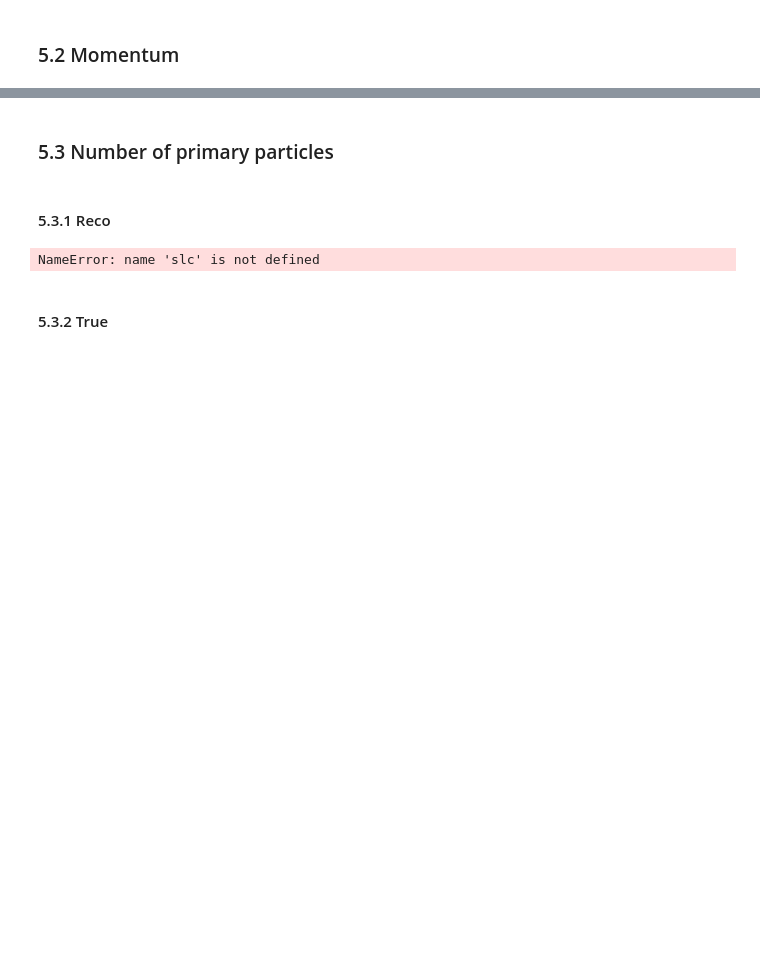
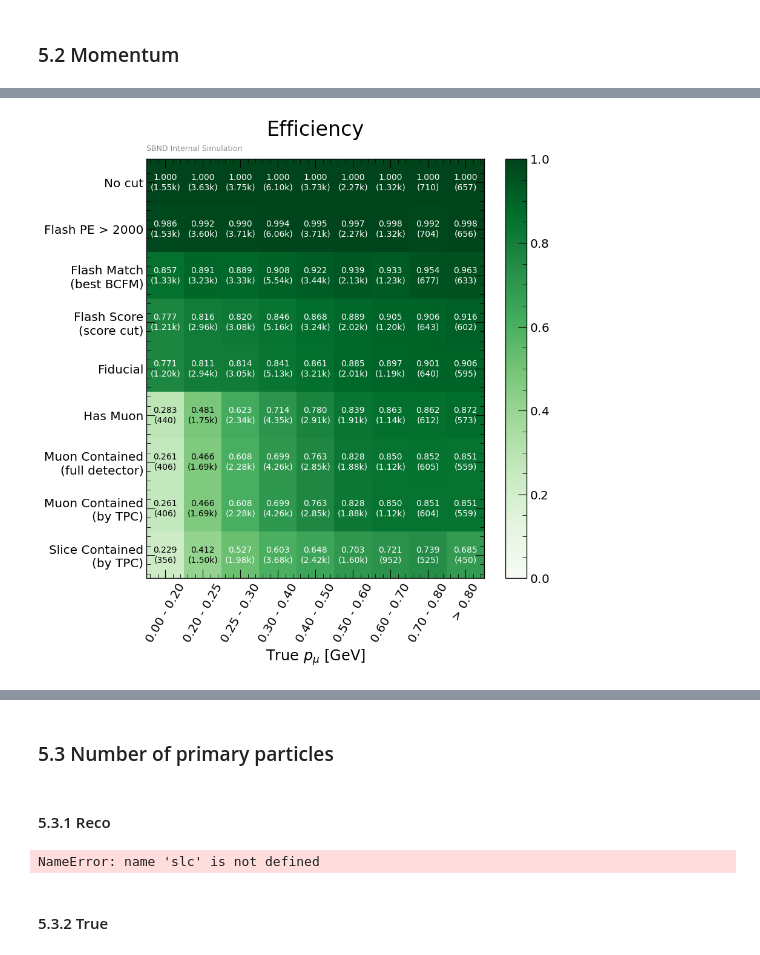
Before and after one commit to bear-is-asleep/cafpyana, a Jupyter notebook: analysis_village/numuincl/notebooks/interaction_plots.ipynb, the cells around one changed output, grey strips where cells are left out. Cells and saved outputs as stored; diff of their text form; code cells hidden in the pictures; blank space fills up the shorter version.

```diff
--- a/analysis_village/numuincl/notebooks/interaction_plots.ipynb
+++ b/analysis_village/numuincl/notebooks/interaction_plots.ipynb
@@ -3101,0 +3371,7 @@ plotters.save_plot('pur_true_mom_binned',fig=fig,folder_name=f'{PLOT_DIR}/pandor
+# %%
+fig,ax = plot_matrix_binned(mom_slc_effs[1:],mom_slc_true_events[1:],mom_slc_binning[1:],mom_bin_labels[1:],cut_labels,
+  remove_dummy_col=False,
+  #roll=True,
+  label=INTERNAL_LABEL,xlabel=r'True $p_\mu$ [GeV]',title='Efficiency',cmap='Greens')
+# %% [output]
+[figure, added]
```
Also changed, not shown: parts of 49 cells of this notebook, 24 other files.
